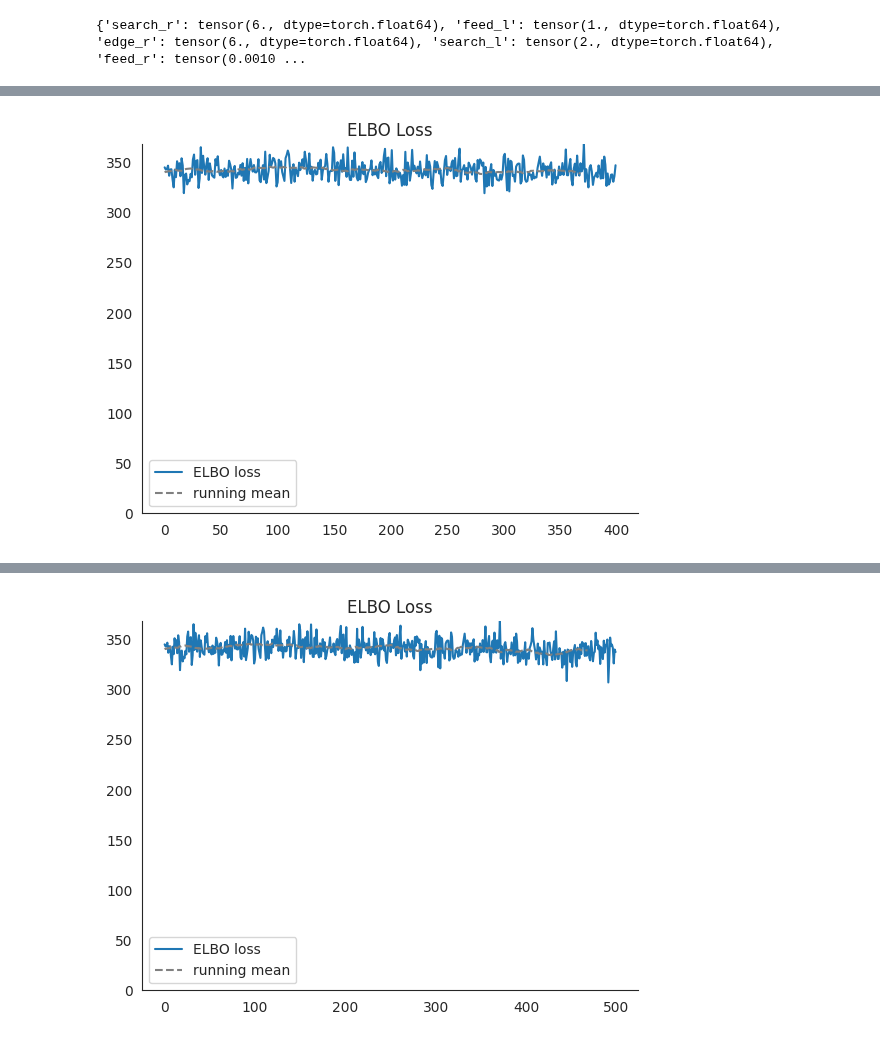
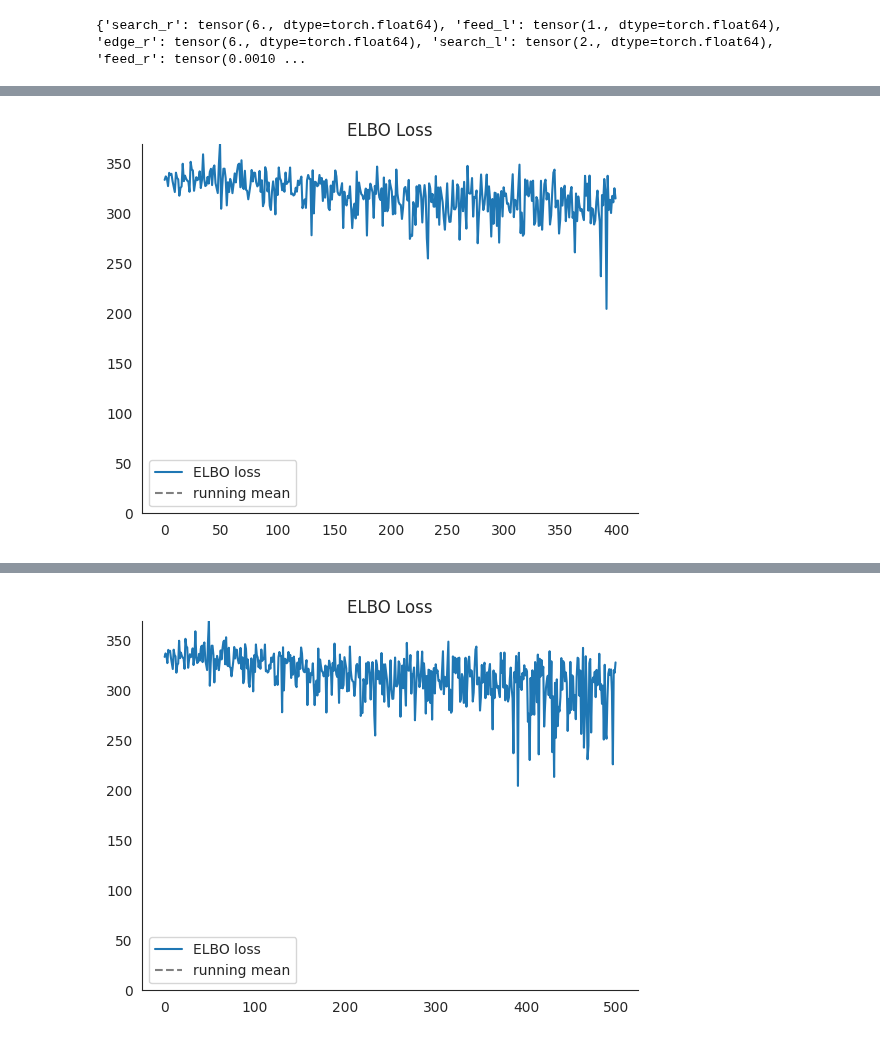
Before and after one commit to BasisResearch/collab-creatures, a Jupyter notebook: docs/experimental/exploring_ds.ipynb, the cells around one changed output, grey strips where cells are left out. Drawn from its saved outputs; the diff is of its cells as text; code cells hidden in the pictures.

```diff
--- a/docs/experimental/exploring_ds.ipynb
+++ b/docs/experimental/exploring_ds.ipynb
@@ -366,7 +500,7 @@ guide = ft.run_svi_inference(
                 model=conditioned_locust_model,
                 num_steps=num_steps,
                 verbose=True,
-                lr=0.001,
+                lr=0.002,  #0.001 worked well
                 blocked_sites=["counts_obs"],
                 obs_times=logging_times,
                 data=c_data['count_subset'],
@@ -390 +524 @@ Running SVI for 500 steps...
-[figure, old version]
+[figure, new version]
@@ -393,4 +527,4 @@ Running SVI for 500 steps...
-[figure, old version]
+[figure, new version]
 # %%
 def simulated_bayesian_locust(
     init_state,
```
Also changed, not shown: parts of 7 cells of this notebook, 1 other file.
